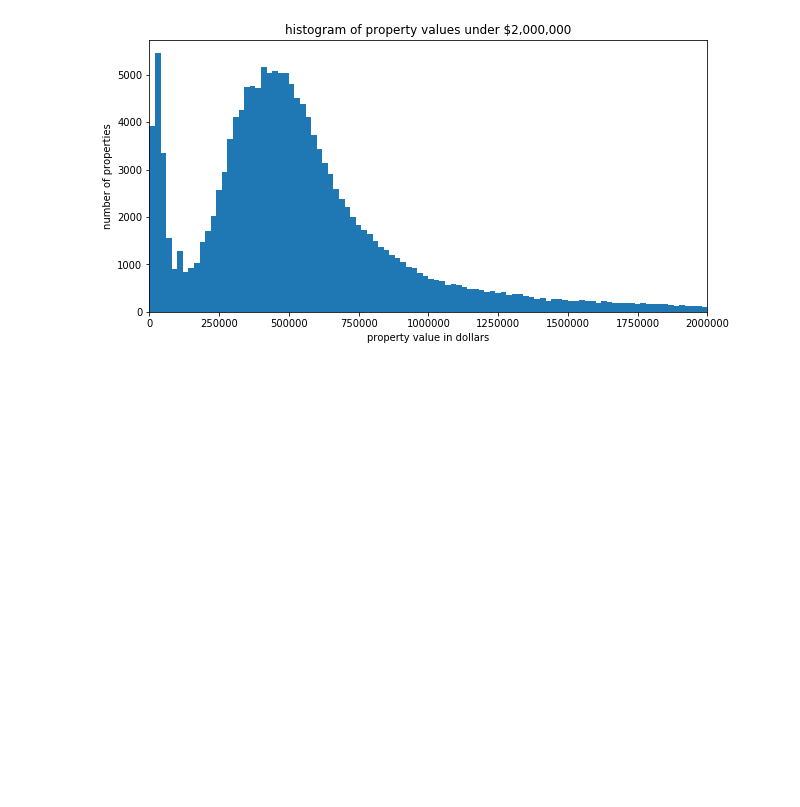
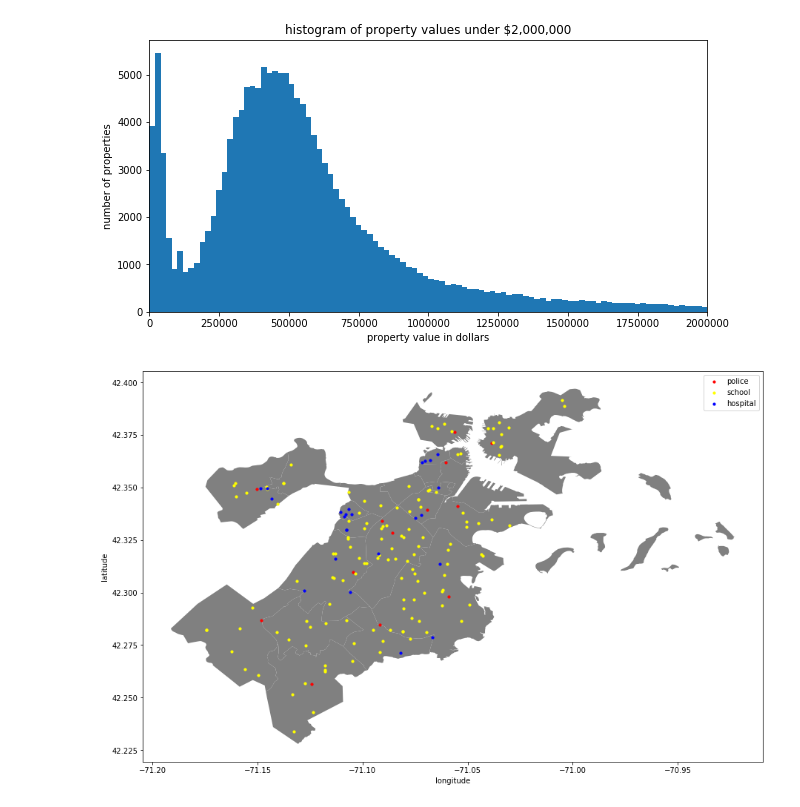
Before and after one commit to cs109a-crime/cs109a-crime.github.io, a Jupyter notebook: notebooks/data_exploration.ipynb, the cells around one changed output. Cells and saved outputs as stored; diff of their text form; code cells hidden in the pictures; blank space fills up the shorter version.

Commit message:
police schools hospitals

```diff
--- a/notebooks/data_exploration.ipynb
+++ b/notebooks/data_exploration.ipynb
@@ -130,3 +130,40 @@ plt.show()
 fig.savefig('property_values_histogram.jpg')
 # %% [output]
 [figure]
+# %%
+policestations = pd.read_csv('data/Boston_Police_Stations.csv')
+schools = pd.read_csv('data/Public_Schools.csv')
+hospitals = pd.read_csv('data/hospital-locations.csv')
+
+geometry_police = [Point(xy) for xy in zip(policestations.X,policestations.Y)]
+df_police       = pd.DataFrame(np.ones(len(policestations)))
+geo_df_police   = gpd.GeoDataFrame(df_police,crs={'init': 'epsg:4326'},geometry=geometry_police)
+
+geometry_schools = [Point(xy) for xy in zip(schools.X,schools.Y)]
+df_schools       = pd.DataFrame(np.ones(len(schools)))
+geo_df_schools  = gpd.GeoDataFrame(df_schools,crs={'init': 'epsg:4326'},geometry=geometry_schools)
+
+geometry_hospitals = [Point(xy) for xy in zip(-1 * (hospitals.XCOORD / 1000000),hospitals.YCOORD / 1000000)]
+df_hospitals       = pd.DataFrame(np.ones(len(hospitals)))
+geo_df_hospitals   = gpd.GeoDataFrame(df_hospitals,crs={'init': 'epsg:4326'},geometry=geometry_hospitals)
+# %%
+fig,ax = plt.subplots(figsize=(15,15))
+
+# plot on same map zoomed in for better understanding
+boston_map.plot(ax=ax,alpha=1,color='grey')
+geo_df_police.plot(ax=ax,markersize=10, color='red', label='police')
+geo_df_schools.plot(ax=ax,markersize=10, color='yellow', label='school')
+geo_df_hospitals.plot(ax=ax,markersize=10, color='blue', label='hospital')
+
+# plot formatting
+# plt.title('map of police stations in Boston zoomed into center')
+plt.xlabel('longitude'); plt.ylabel('latitude');
+plt.legend()
+# plt.xlim(-71.1,-71.0)
+# plt.ylim(42.32,42.4)
+plt.show()
+
+# save to .jpg file for later
+fig.savefig('police_stations.jpg')
+# %% [output]
+[figure, added]
```
